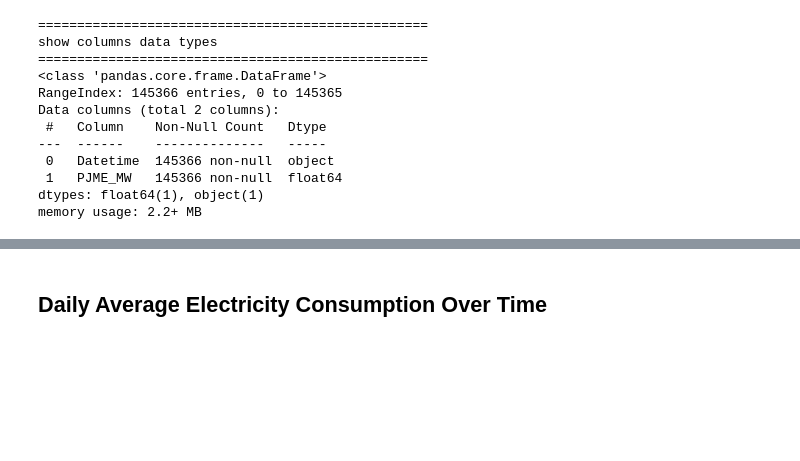
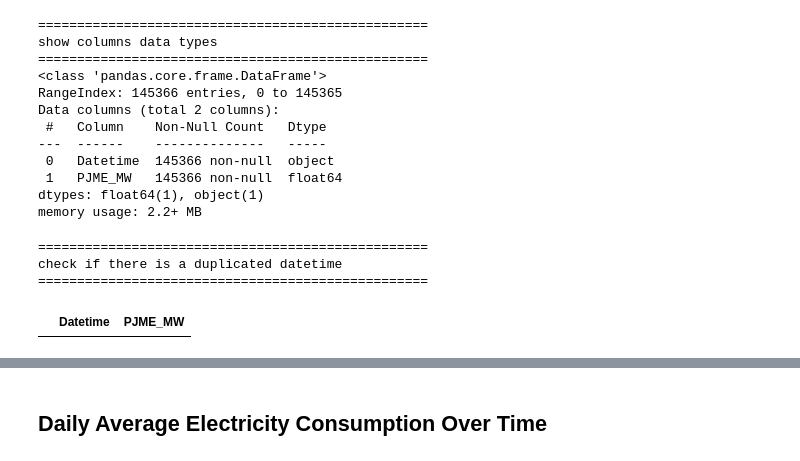
Before and after one commit to ikara-py/azure_1, a Jupyter notebook: notebooks/01_eda.ipynb, the cells around one changed output, grey strips where cells are left out. Saved outputs shown, nothing was run; the diff lists cells and outputs as text; code cells hidden in the pictures; blank space fills up the shorter version.

```diff
--- a/notebooks/01_eda.ipynb
+++ b/notebooks/01_eda.ipynb
@@ -156,6 +156,18 @@ memory usage: 2.2+ MB
 clean_df = pd.read_csv(CLEAN_DATA)
 
 # clean_df = pd.read_csv(Path.joinpath(SAVE_DATA_DIR, CLEAN_DATA))
+# %%
+print_txt('check if there is a duplicated datetime')
+
+# include the first appearence keep=false
+d_mask = clean_df['Datetime'].duplicated(keep=False)
+
+clean_df.loc[d_mask]
+# %% [output]
+==================================================
+check if there is a duplicated datetime
+==================================================
+|  | Datetime | PJME_MW |
 # %%
 # reconvert to datetime
 clean_df['Datetime'] = pd.to_datetime(clean_df['Datetime'])
```
Also changed, not shown: parts of 16 cells of this notebook.
